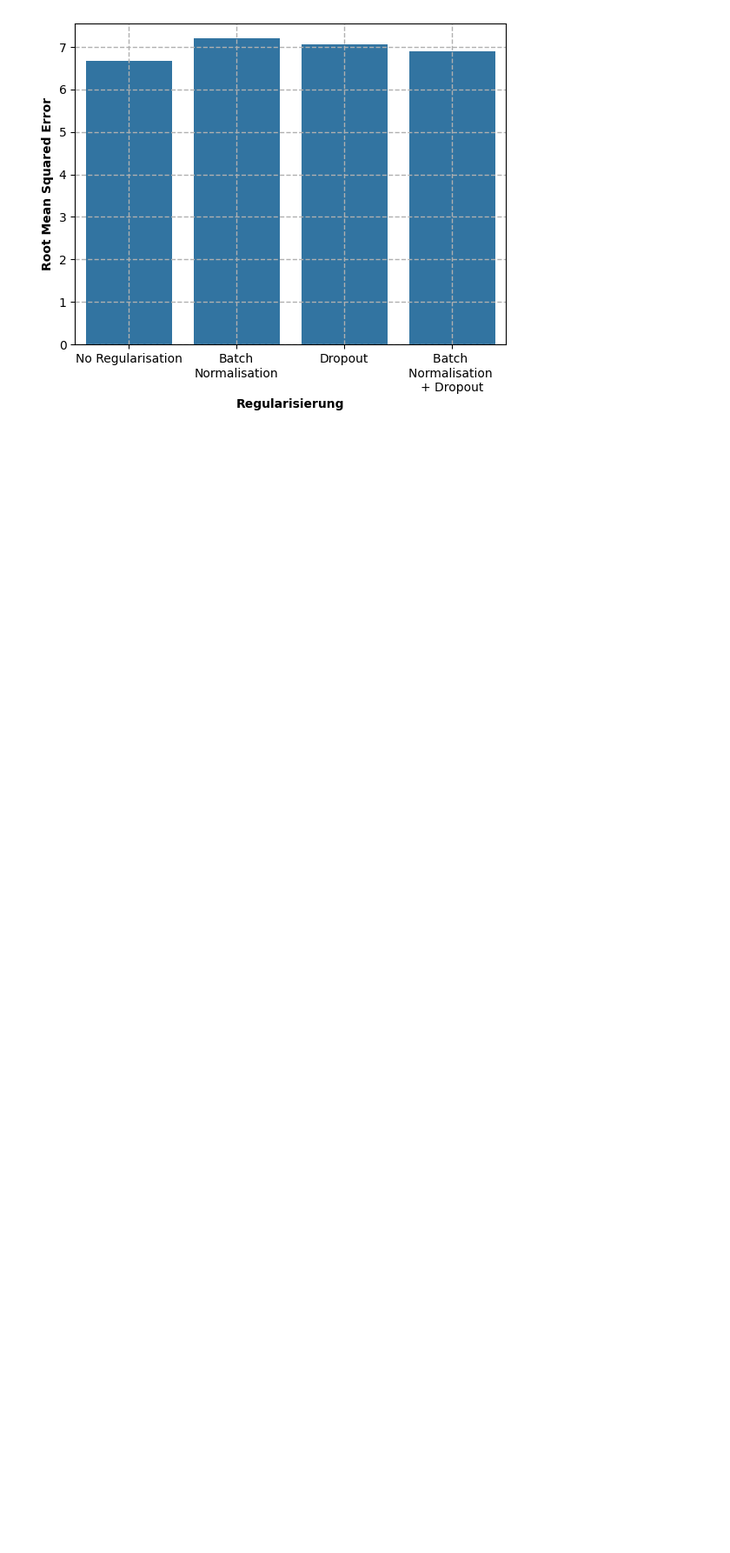
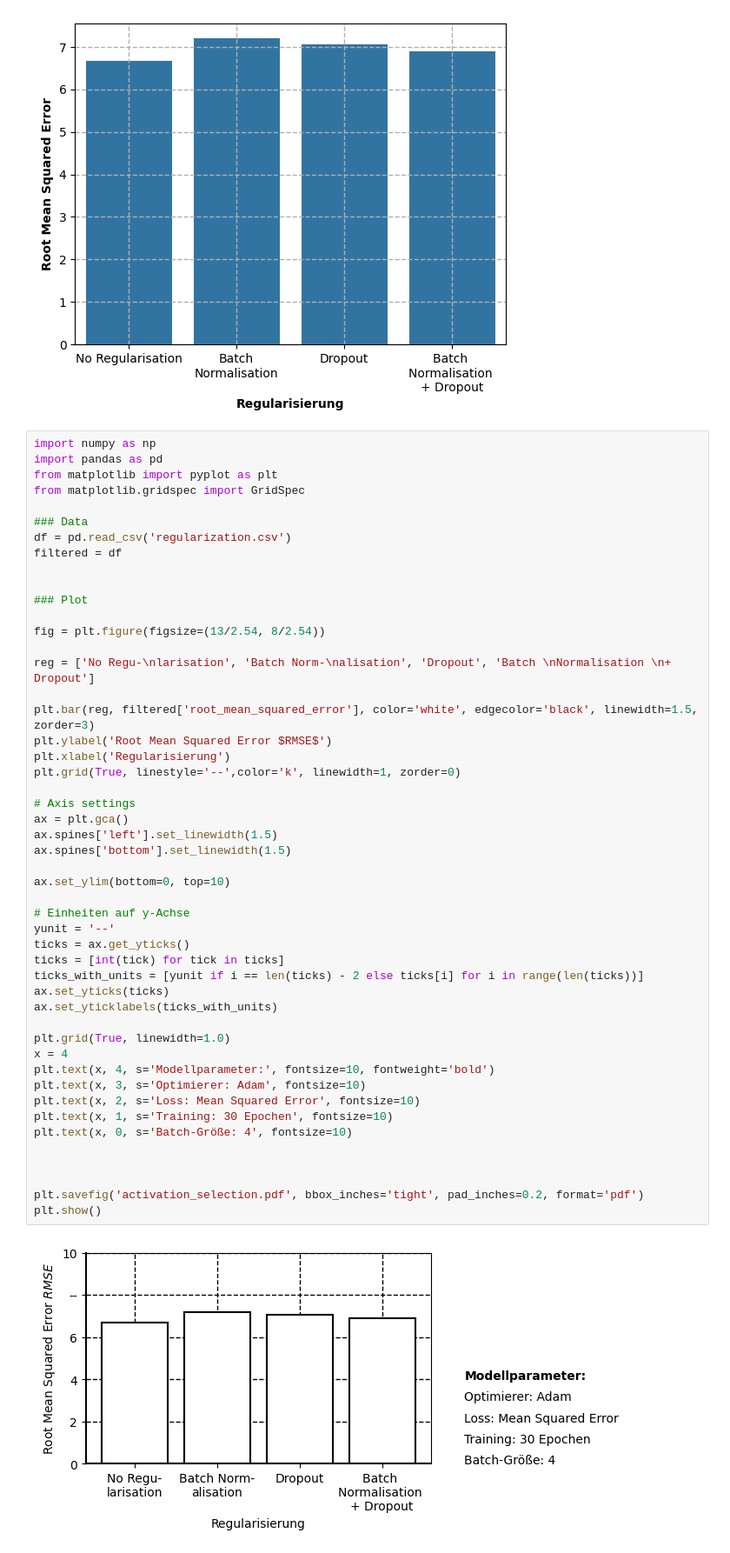
Before and after one commit to naderinho/anesthesia_anomaly_detection, a Jupyter notebook: results/SimpleModel_Regularisation/evaluation.ipynb, the cells around one changed output. Shown at 87% size. Cells and saved outputs as stored; diff of their text form; blank space fills up the shorter version.

```diff
--- a/results/SimpleModel_Regularisation/evaluation.ipynb
+++ b/results/SimpleModel_Regularisation/evaluation.ipynb
@@ -23,3 +23,54 @@ plt.savefig('regularisation_selection.pdf', bbox_inches='tight', pad_inches=0.2,
 plt.show()
 # %% [output]
 [figure]
+# %%
+import numpy as np
+import pandas as pd
+from matplotlib import pyplot as plt
+from matplotlib.gridspec import GridSpec
+
+### Data
+df = pd.read_csv('regularization.csv')
+filtered = df
+
+
+### Plot
+
+fig = plt.figure(figsize=(13/2.54, 8/2.54))
+
+reg = ['No Regu-\nlarisation', 'Batch Norm-\nalisation', 'Dropout', 'Batch \nNormalisation \n+ Dropout']
+
+plt.bar(reg, filtered['root_mean_squared_error'], color='white', edgecolor='black', linewidth=1.5, zorder=3)
+plt.ylabel('Root Mean Squared Error $RMSE$')
+plt.xlabel('Regularisierung')
+plt.grid(True, linestyle='--',color='k', linewidth=1, zorder=0)
+
+# Axis settings
+ax = plt.gca()
+ax.spines['left'].set_linewidth(1.5)
+ax.spines['bottom'].set_linewidth(1.5)
+
+ax.set_ylim(bottom=0, top=10)
+
+# Einheiten auf y-Achse
+yunit = '--'
+ticks = ax.get_yticks()
+ticks = [int(tick) for tick in ticks]
+ticks_with_units = [yunit if i == len(ticks) - 2 else ticks[i] for i in range(len(ticks))]
+ax.set_yticks(ticks)
+ax.set_yticklabels(ticks_with_units)
+
+plt.grid(True, linewidth=1.0)
+x = 4
+plt.text(x, 4, s='Modellparameter:', fontsize=10, fontweight='bold')
+plt.text(x, 3, s='Optimierer: Adam', fontsize=10)
+plt.text(x, 2, s='Loss: Mean Squared Error', fontsize=10)
+plt.text(x, 1, s='Training: 30 Epochen', fontsize=10)
+plt.text(x, 0, s='Batch-Größe: 4', fontsize=10)
+
+
+
+plt.savefig('activation_selection.pdf', bbox_inches='tight', pad_inches=0.2, format='pdf')
+plt.show()
+# %% [output]
+[figure, added]
```
Also changed, not shown: 10 other files.
